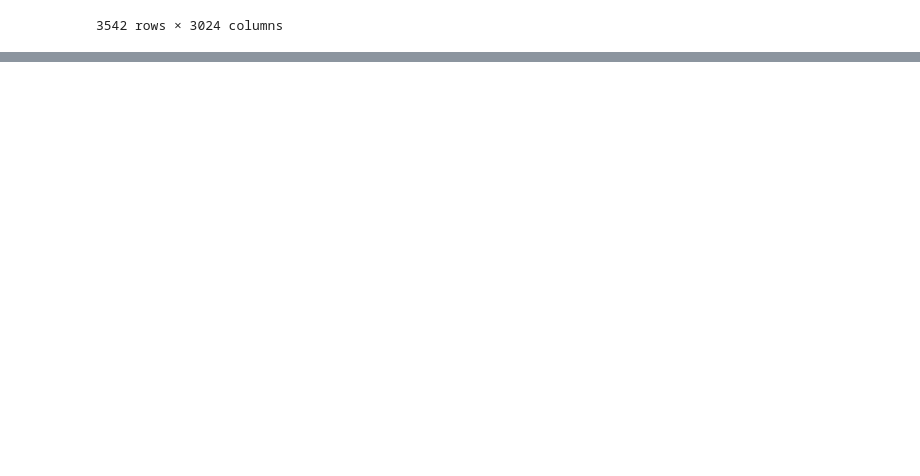
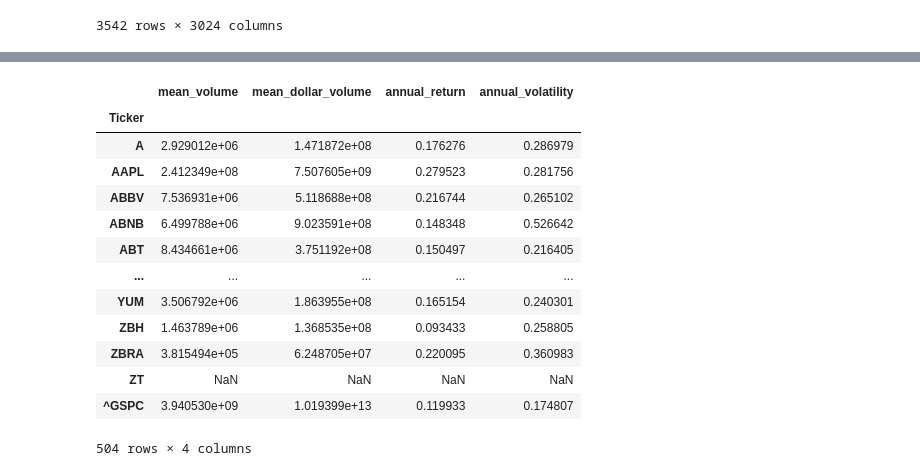
Before and after one commit to PsuperX/stocks-prediction-labia, a Jupyter notebook: notebooks/00-testing.ipynb, the cells around one changed output, grey strips where cells are left out. Cells and saved outputs as stored; diff of their text form; code cells hidden in the pictures; blank space fills up the shorter version.

```diff
--- a/notebooks/00-testing.ipynb
+++ b/notebooks/00-testing.ipynb
@@ -173,0 +68,17 @@ data_filtered
+# %%
+stats
+# %% [output]
+|  | mean_volume | mean_dollar_volume | annual_return | annual_volatility |
+| Ticker |  |  |  |  |
+| A | 2.929012e+06 | 1.471872e+08 | 0.176276 | 0.286979 |
+| AAPL | 2.412349e+08 | 7.507605e+09 | 0.279523 | 0.281756 |
+| ABBV | 7.536931e+06 | 5.118688e+08 | 0.216744 | 0.265102 |
+| ABNB | 6.499788e+06 | 9.023591e+08 | 0.148348 | 0.526642 |
+| ABT | 8.434661e+06 | 3.751192e+08 | 0.150497 | 0.216405 |
+| ... | ... | ... | ... | ... |
+| YUM | 3.506792e+06 | 1.863955e+08 | 0.165154 | 0.240301 |
+| ZBH | 1.463789e+06 | 1.368535e+08 | 0.093433 | 0.258805 |
+| ZBRA | 3.815494e+05 | 6.248705e+07 | 0.220095 | 0.360983 |
+| ZT | NaN | NaN | NaN | NaN |
+| ^GSPC | 3.940530e+09 | 1.019399e+13 | 0.119933 | 0.174807 |
+504 rows × 4 columns
```
Also changed, not shown: parts of 13 cells of this notebook, 6 other files.
